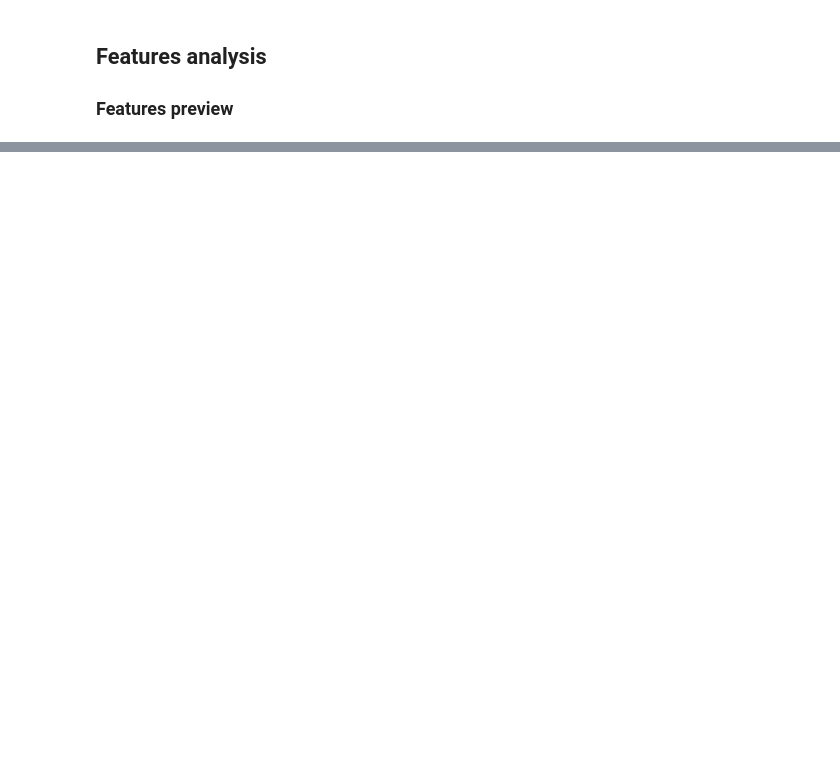
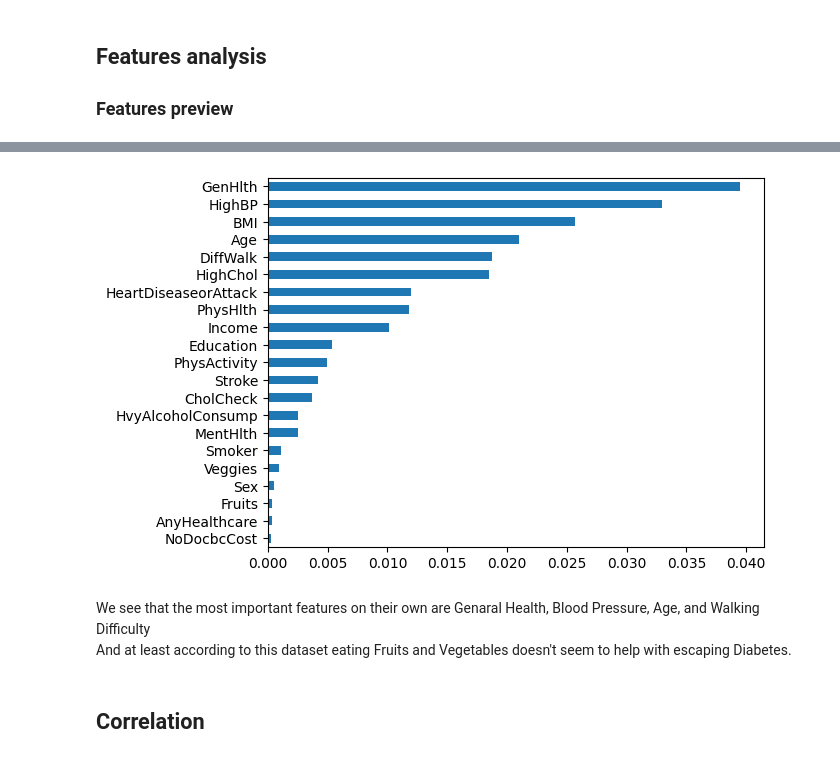
Before and after one commit to aaalexlit/ml_zoomcamp_midterm_cdc_diabetes, a Jupyter notebook: notebook.ipynb, the cells around one changed output, grey strips where cells are left out. Saved outputs shown, nothing was run; the diff lists cells and outputs as text; code cells hidden in the pictures; blank space fills up the shorter version.

```diff
--- a/notebook.ipynb
+++ b/notebook.ipynb
@@ -168,0 +192,14 @@ sorted(X_full_train.Income.unique())
+# %%
+mutual_information = df_full_train.apply(partial(mutual_info_score, y_full_train))
+fig = plt.figure()
+mutual_information.sort_values().plot(kind="barh")
+plt.yticks(
+    range(len(mutual_information)), labels=mutual_information.sort_values().index
+);
+# %% [output]
+[figure, added]
+# %% [markdown]
+We see that the most important features on their own are Genaral Health, Blood Pressure, Age, and Walking Difficulty
+And at least according to this dataset eating Fruits and Vegetables doesn't seem to help with escaping Diabetes.
+# %% [markdown]
+## Correlation
```
Also changed, not shown: parts of 68 cells of this notebook, 1 other file.
